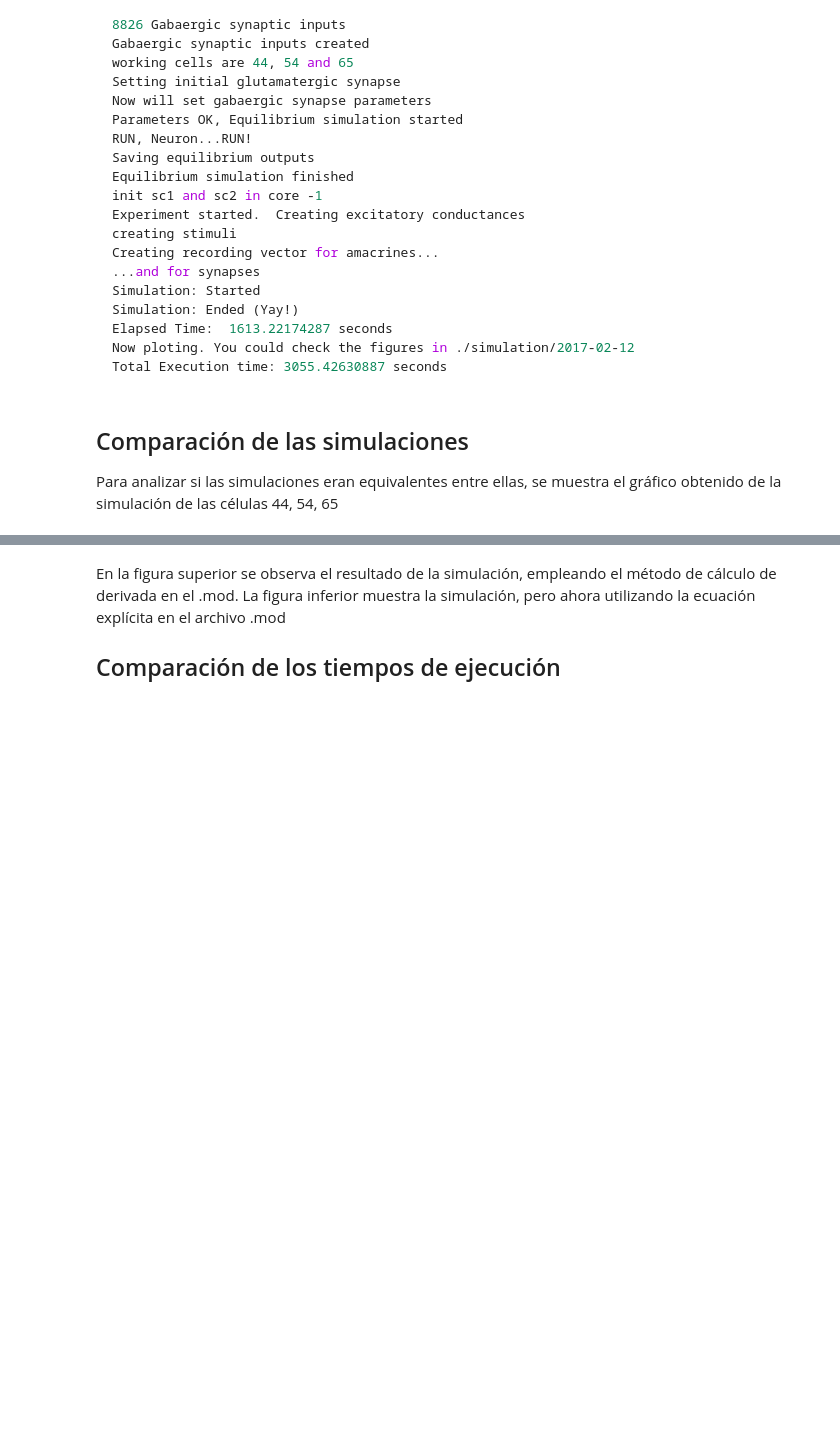
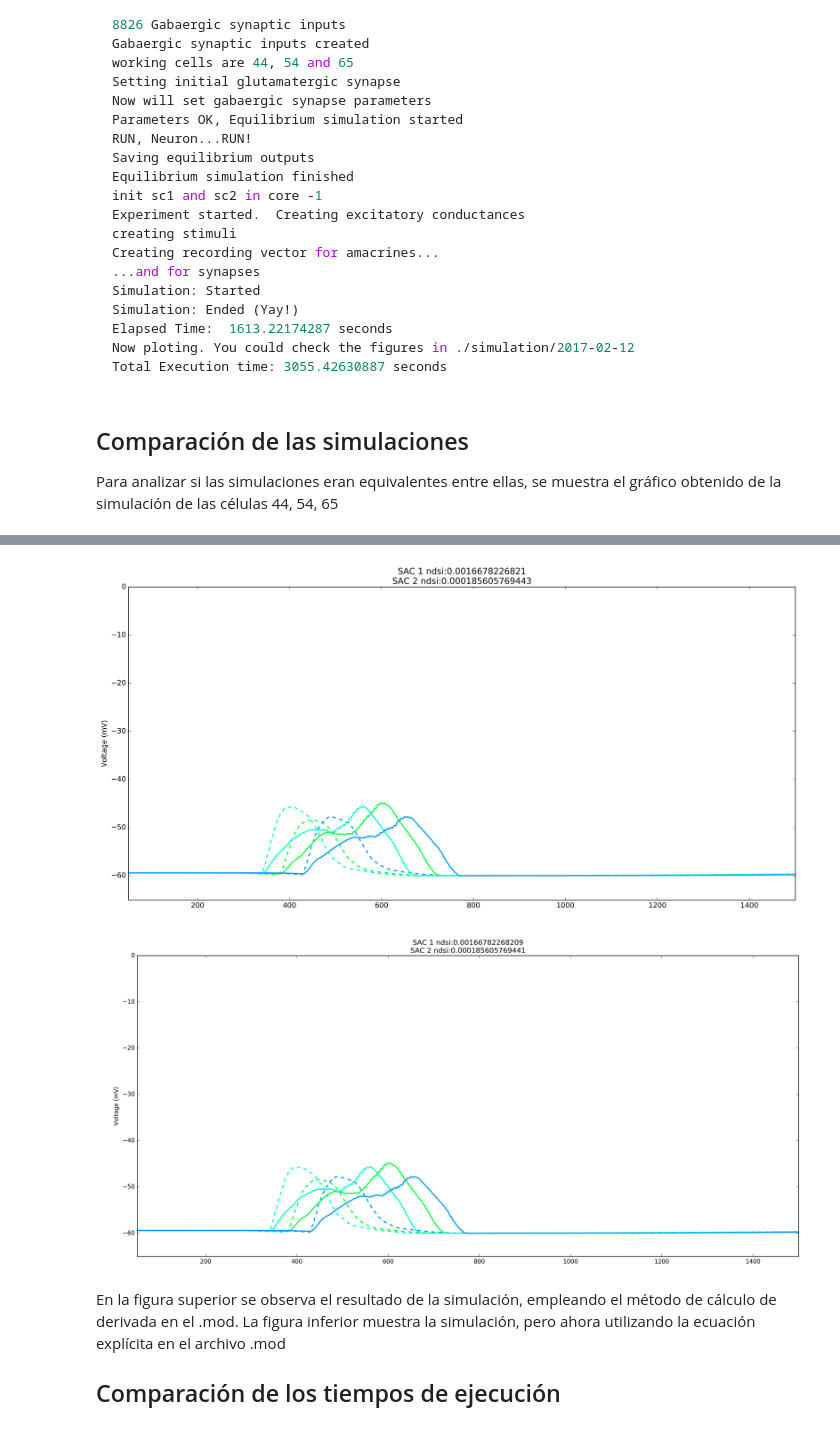
Before and after one commit to jpalma-espinosa/myNotebooks, a Jupyter notebook: Lab notebook.ipynb, the cells around one changed output, grey strips where cells are left out. Cells and saved outputs as stored; diff of their text form; code cells hidden in the pictures; blank space fills up the shorter version.

```diff
--- a/Lab notebook.ipynb
+++ b/Lab notebook.ipynb
@@ -765,12 +756,6 @@ Para analizar si las simulaciones eran equivalentes entre ellas, se muestra el g
 from IPython.display import Image, HTML, display
 from glob import glob
 
-derivate=''.join(["<img style='width: 700px; margin: 0px; float: "
-                  + "left; background: #CCC' src='img/derivate_benchmark.png'/>"])
-
-analitic=''.join(["<img style='width: 700px; margin: 0px; float: "
-                  + "left; background: #CCC' src='img/analitic_benchmark.png'/>"])
-
-display(HTML(derivate),embed=True)
-display(HTML(analitic),embed=True)
+display(Image(filename='img/derivate_benchmark.png', embed=True))
+display(Image(filename='img/analitic_benchmark.png', embed=True))
 # %% [output]
@@ -779,3 +762,5 @@ display(HTML(analitic),embed=True)
+[figure, added]
+[figure, added]
 # %% [markdown]
 En la figura superior se observa el resultado de la simulación, empleando el método de cálculo de derivada en el .mod.
 La figura inferior muestra la simulación, pero ahora utilizando la ecuación explícita en el archivo .mod
```
Also changed, not shown: parts of 8 cells of this notebook.
